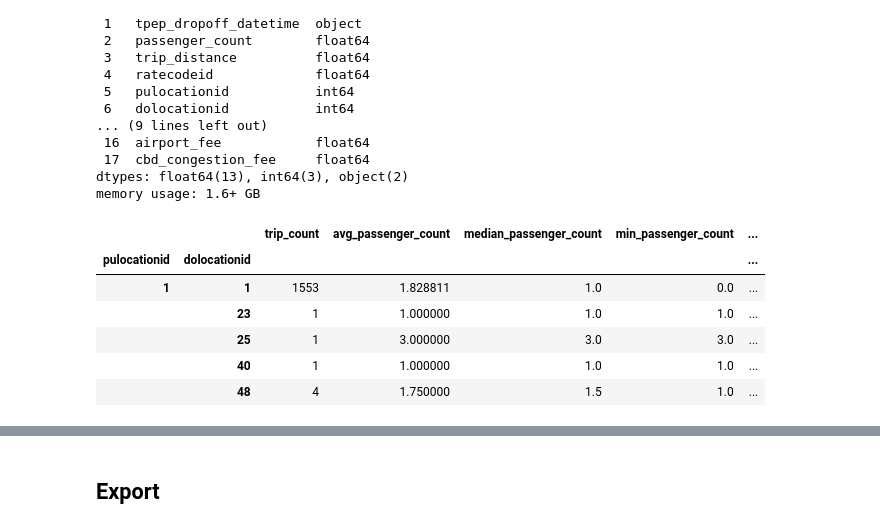
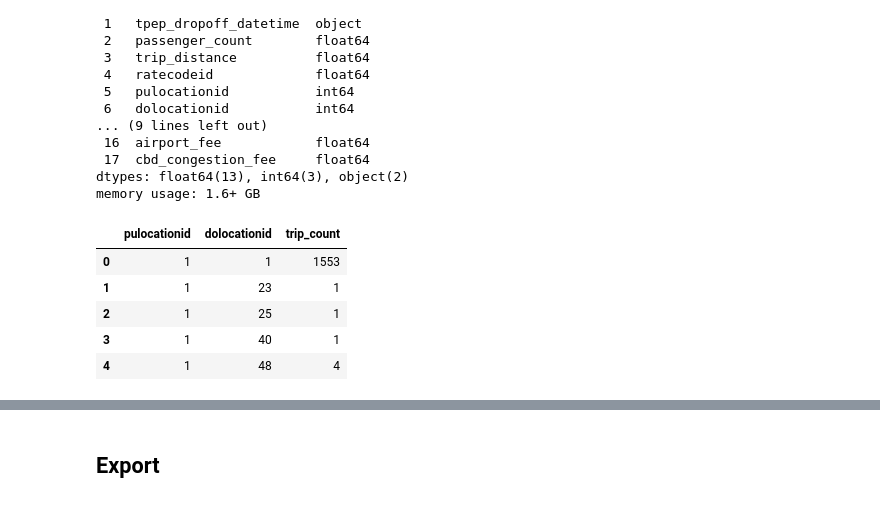
Before and after one commit to drod75/nyc_taxi_analysis, a Jupyter notebook: notebooks/data_engineering.ipynb, the cells around one changed output, grey strips where cells are left out. Saved outputs shown, nothing was run; the diff lists cells and outputs as text; code cells hidden in the pictures.

```diff
--- a/notebooks/data_engineering.ipynb
+++ b/notebooks/data_engineering.ipynb
@@ -48,27 +48,13 @@ dtypes: float64(13), int64(3), object(2)
 memory usage: 1.6+ GB
 # %%
 # grouping taxi data by pickup and dropoff locations to calculate metrics
-trip_df = taxi_df.groupby(['pulocationid', 'dolocationid']).agg(
-    trip_count=('tpep_pickup_datetime', 'size'),
-    avg_passenger_count=('passenger_count', 'mean'),
-    median_passenger_count=('passenger_count', 'median'),
-    min_passenger_count=('passenger_count', 'min'),
-    max_passenger_count=('passenger_count', 'max'),
-    avg_trip_distance=('trip_distance', 'mean'),
-    median_trip_distance=('trip_distance', 'median'),
-    min_trip_distance=('trip_distance', 'min'),
-    max_trip_distance=('trip_distance', 'max'),
-    avg_total_amount=('total_amount', 'mean'),
-    median_total_amount=('total_amount', 'median'),
-    min_total_amount=('total_amount', 'min'),
-    max_total_amount=('total_amount', 'max'),
-)
+trip_df = taxi_df.groupby(['pulocationid', 'dolocationid'])['dolocationid'].count()
+trip_df = trip_df.reset_index(name='trip_count')
 trip_df.head()
 # %% [output]
-|  |  | trip_count | avg_passenger_count | median_passenger_count | min_passenger_count | ... |
-| pulocationid | dolocationid |  |  |  |  | ... |
-| 1 | 1 | 1553 | 1.828811 | 1.0 | 0.0 | ... |
-|  | 23 | 1 | 1.000000 | 1.0 | 1.0 | ... |
-|  | 25 | 1 | 3.000000 | 3.0 | 3.0 | ... |
-|  | 40 | 1 | 1.000000 | 1.0 | 1.0 | ... |
-|  | 48 | 4 | 1.750000 | 1.5 | 1.0 | ... |
+|  | pulocationid | dolocationid | trip_count |
+| 0 | 1 | 1 | 1553 |
+| 1 | 1 | 23 | 1 |
+| 2 | 1 | 25 | 1 |
+| 3 | 1 | 40 | 1 |
+| 4 | 1 | 48 | 4 |
```
Also changed, not shown: parts of 19 cells of this notebook.
